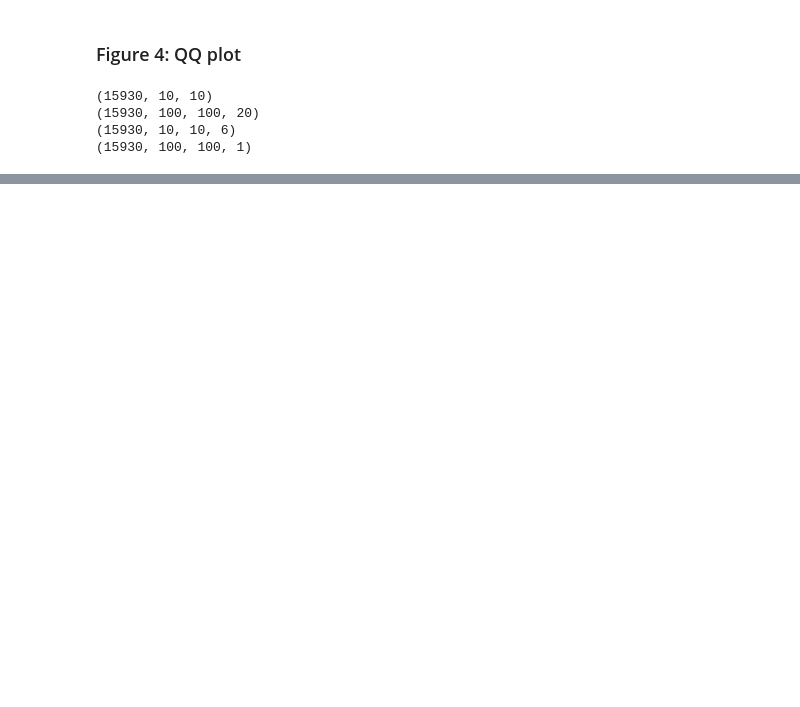
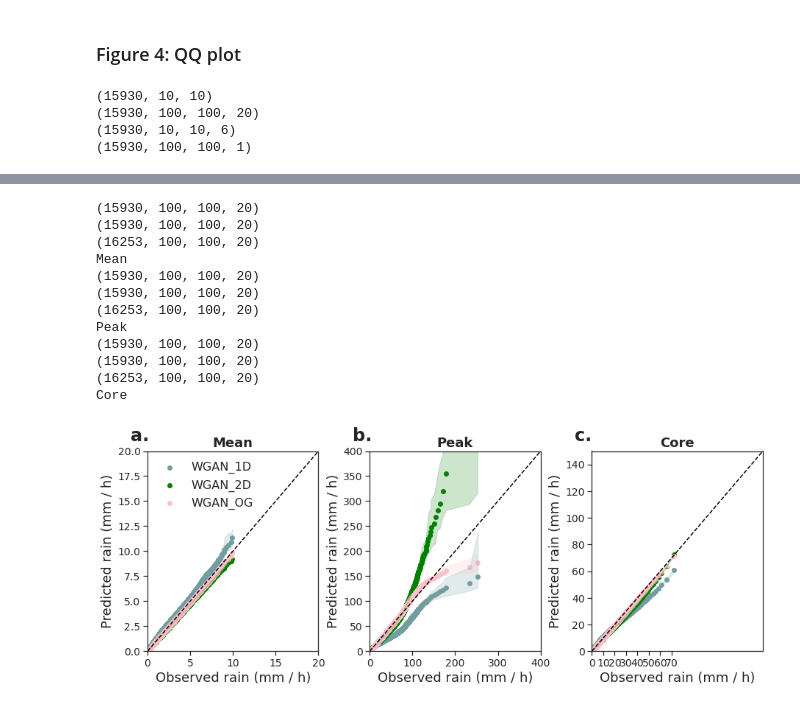
Before and after one commit to vosps/tropical_cyclone, a Jupyter notebook: tracking/4_qq_plot.ipynb, the cells around one changed output, grey strips where cells are left out. Cells and saved outputs as stored; diff of their text form; code cells hidden in the pictures; blank space fills up the shorter version.

```diff
--- a/tracking/4_qq_plot.ipynb
+++ b/tracking/4_qq_plot.ipynb
@@ -27,7 +27,7 @@ print(np.load('/user/home/al18709/work/tc_data_mswep/valid_X.npy').shape)
 
 # load datasets
 real,inputs,pred,meta = load_tc_data(set='validation',results='ke_tracks')
-real_2,inputs_2,pred_2,meta_2,pred_og,meta_og = load_tc_data(set='validation',results='kh_tracks')
+real_2,inputs_2,pred_2,meta_2,inputs_og,pred_og,meta_og = load_tc_data(set='validation',results='kh_tracks')
 meta_og = pd.read_csv('/user/work/al18709/tc_data_mswep_40/valid_meta.csv')
 
 meta_valid = pd.read_csv('/user/work/al18709/tc_data_flipped/valid_meta.csv')
@@ -247,0 +204,43 @@ print()
+# %%
+
+# plt.style.use('ticks')
+sns.set_style("ticks")
+sns.set_context("notebook")
+fig, axes = plt.subplots(1, 3, figsize=(15, 5), sharey=False)
+ax1 = plot_qq(axes[0],'Mean',pred,pred_2,pred_og,real)
+ax2 = plot_qq(axes[1],'Peak',pred,pred_2,pred_og,real)
+# ax3 = plot_qq(axes[0,2],'Total',inputs_hr,real)
+ax4 = plot_qq(axes[2],'Core',pred,pred_2,pred_og,real)
+# ax5 = plot_qq(axes[1,0],'Mean | extremes',inputs_hr_x,pred_cnn_x,pred_vaegan_x,pred_gan_x,real_x,pred_vaegan_ensemble_x,pred_gan_ensemble_x)
+# ax6 = plot_qq(axes[1,1],'Peak | extremes',inputs_hr_x,pred_cnn_x,pred_vaegan_x,pred_gan_x,real_x,pred_vaegan_ensemble_x,pred_gan_ensemble_x)
+# # ax7 = plot_qq(axes[1,2],'Total (extremes)',inputs_hr_x,pred_cnn_x,pred_vaegan_x,pred_gan_x,real_x,pred_vaegan_ensemble_x,pred_gan_ensemble_x)
+# ax8 = plot_qq(axes[1,2],'Core | extremes',inputs_hr_x,pred_cnn_x,pred_vaegan_x,pred_gan_x,real_x,pred_vaegan_ensemble_x,pred_gan_ensemble_x,cnn=True)
+
+
+
+axes[0].text(-0.1, 1.05, 'a.', transform=axes[0].transAxes, size=24, weight='bold')
+axes[1].text(-0.1, 1.05, 'b.', transform=axes[1].transAxes, size=24, weight='bold')
+axes[2].text(-0.1, 1.05, 'c.', transform=axes[2].transAxes, size=24, weight='bold')
+# axes[0,3].text(-0.1, 1.05, 'd.', transform=axes[0,3].transAxes, size=28, weight='bold')
+# axes[1,0].text(-0.1, 1.05, 'd.', transform=axes[1,0].transAxes, size=24, weight='bold')
+# axes[1,1].text(-0.1, 1.05, 'e.', transform=axes[1,1].transAxes, size=24, weight='bold')
+# axes[1,2].text(-0.1, 1.05, 'f.', transform=axes[1,2].transAxes, size=24, weight='bold')
+# axes[1,3].text(-0.1, 1.05, 'e.', transform=axes[1,3].transAxes, size=28, weight='bold')
+
+plt.subplots_adjust(left=None, bottom=None, right=None, top=None, wspace=0.3, hspace=0.35)
+plt.savefig('qq_plot_Total_test_new_11.png',bbox_inches='tight',dpi=600)
+plt.show()
+# %% [output]
+(15930, 100, 100, 20)
+(15930, 100, 100, 20)
+(16253, 100, 100, 20)
+Mean
+(15930, 100, 100, 20)
+(15930, 100, 100, 20)
+(16253, 100, 100, 20)
+Peak
+(15930, 100, 100, 20)
+(15930, 100, 100, 20)
+(16253, 100, 100, 20)
+Core
+[figure, added]
```
Also changed, not shown: parts of 6 cells of this notebook, 20 other files.
